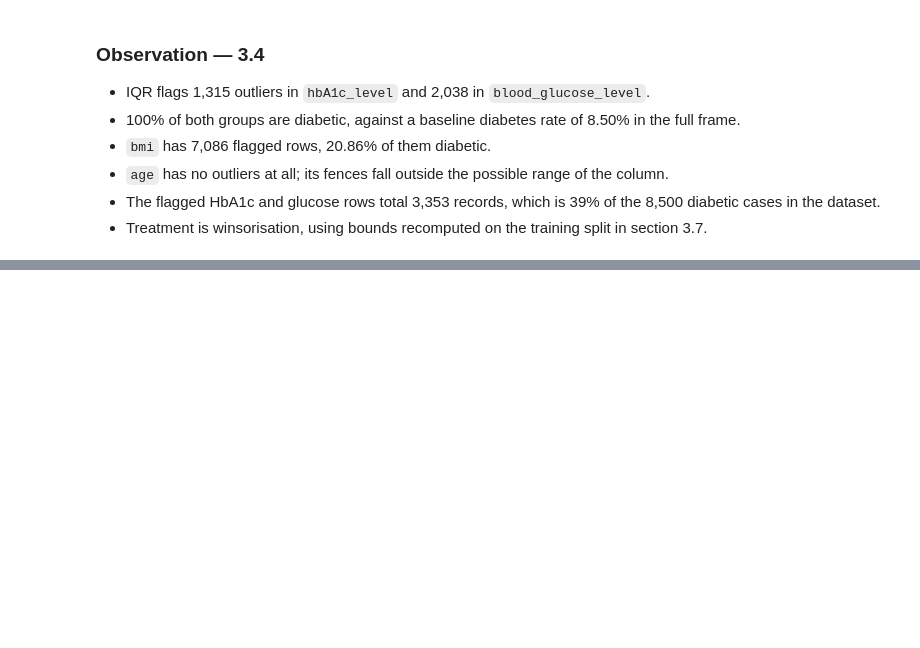
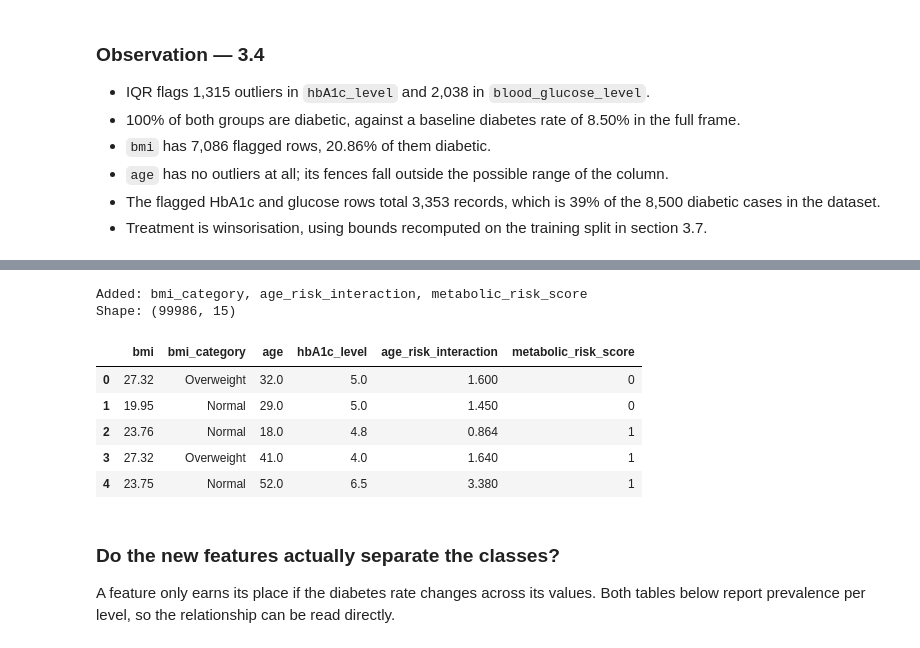
Before and after one commit to renexaan/glucotrack, a Jupyter notebook: notebooks/classification.ipynb, the cells around one changed output, grey strips where cells are left out. Cells and saved outputs as stored; diff of their text form; code cells hidden in the pictures; blank space fills up the shorter version.

```diff
--- a/notebooks/classification.ipynb
+++ b/notebooks/classification.ipynb
@@ -646,0 +690,52 @@ plt.show()
+# %%
+def engineer_features(frame):
+    '''Add the three engineered features.
+
+    Every calculation uses only values from within the same row, so this is safe
+    to run before the train/test split.
+    '''
+    out = frame.copy()
+
+    # WHO bands. risk steps up at obesity rather than rising smoothly per BMI point,
+    # and a linear model given raw bmi can only fit one constant slope
+    out["bmi_category"] = pd.cut(
+        out["bmi"],
+        bins=[-np.inf, 18.5, 25.0, 30.0, 35.0, np.inf],
+        labels=["Underweight", "Normal", "Overweight", "Obese_I", "Obese_II+"],
+    ).astype(str)
+
+    # a linear model cannot represent age x hbA1c unless the product is handed to it
+    out["age_risk_interaction"] = (out["age"] * out["hbA1c_level"]) / 100.0
+
+    # thresholds are fixed clinical constants from the literature, NOT quantiles
+    # computed from this dataset - that is what keeps this leakage-free
+    out["metabolic_risk_score"] = (
+        (out["hbA1c_level"]         >= 5.7).astype(int) +
+        (out["blood_glucose_level"] >= 140).astype(int) +
+        (out["bmi"]                 >= 30).astype(int) +
+        out["hypertension"].astype(int) +
+        out["heart_disease"].astype(int)
+    )
+    return out
+
+
+df = engineer_features(df)
+
+print("Added: bmi_category, age_risk_interaction, metabolic_risk_score")
+print("Shape:", df.shape)
+df[["bmi", "bmi_category", "age", "hbA1c_level",
+    "age_risk_interaction", "metabolic_risk_score"]].head()
+# %% [output]
+Added: bmi_category, age_risk_interaction, metabolic_risk_score
+Shape: (99986, 15)
+|  | bmi | bmi_category | age | hbA1c_level | age_risk_interaction | metabolic_risk_score |
+| 0 | 27.32 | Overweight | 32.0 | 5.0 | 1.600 | 0 |
+| 1 | 19.95 | Normal | 29.0 | 5.0 | 1.450 | 0 |
+| 2 | 23.76 | Normal | 18.0 | 4.8 | 0.864 | 1 |
+| 3 | 27.32 | Overweight | 41.0 | 4.0 | 1.640 | 1 |
+| 4 | 23.75 | Normal | 52.0 | 6.5 | 3.380 | 1 |
+# %% [markdown]
+### Do the new features actually separate the classes?
+
+A feature only earns its place if the diabetes rate changes across its values. Both
+tables below report prevalence per level, so the relationship can be read directly.
```
Also changed, not shown: parts of 4 cells of this notebook.
